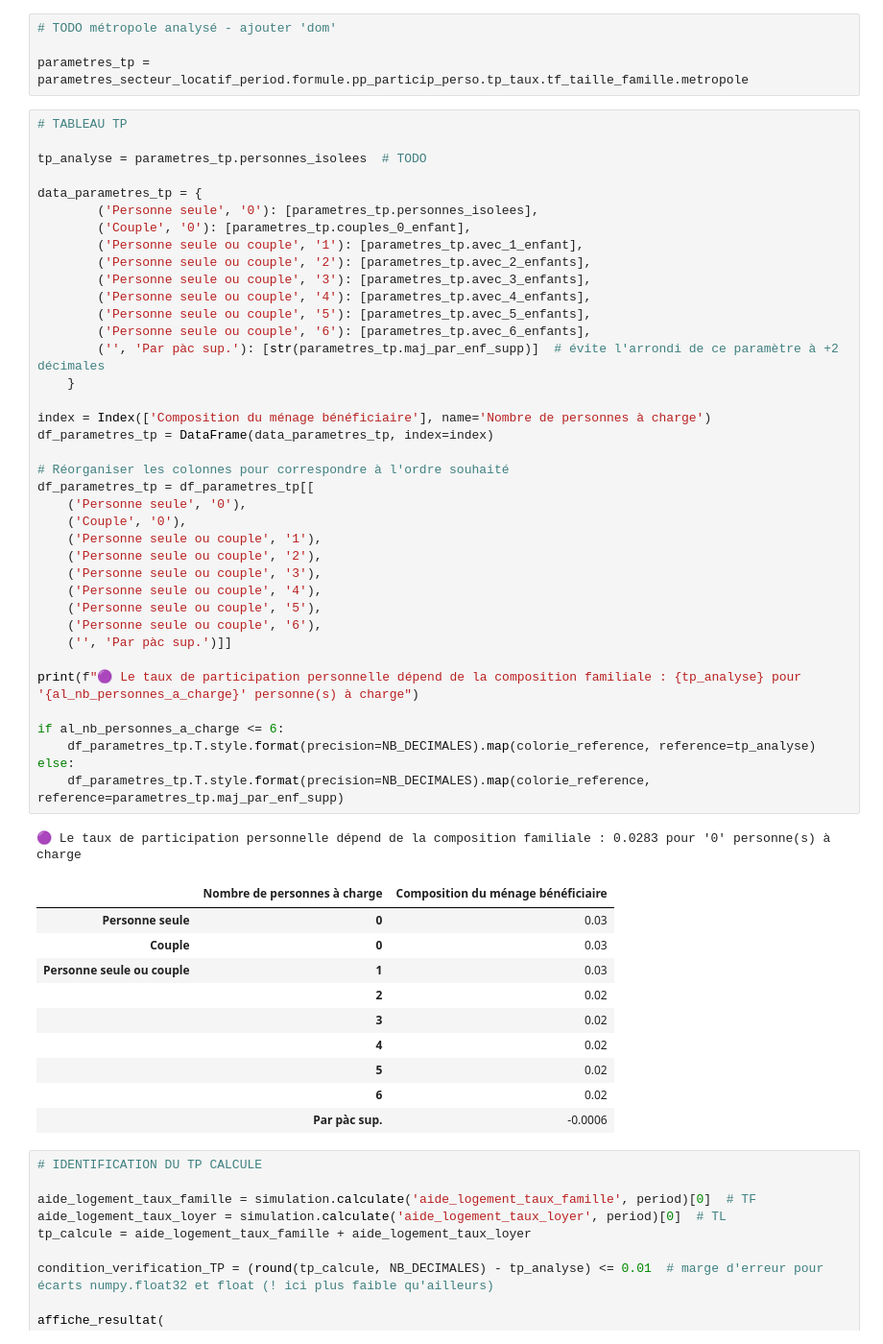
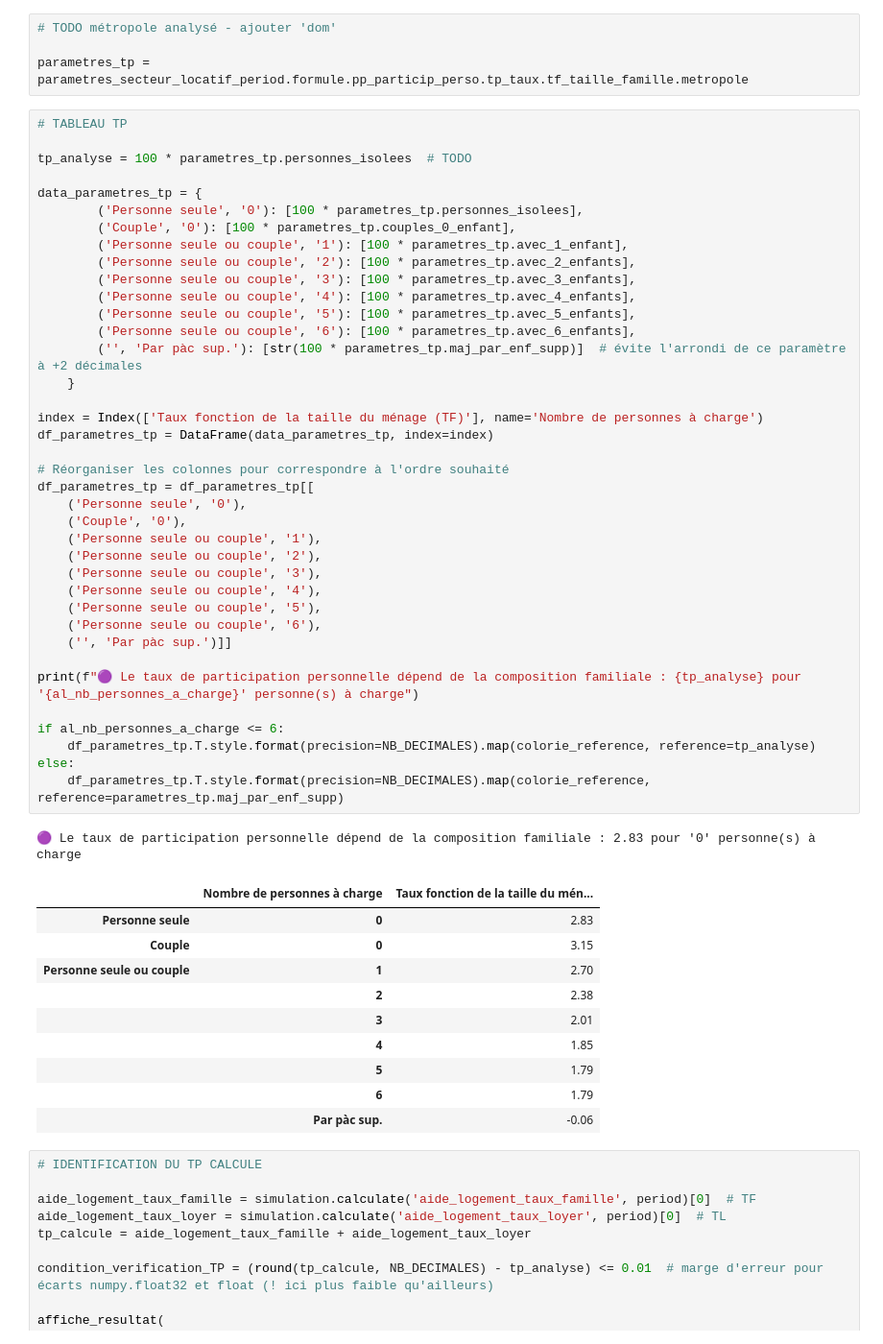
Before and after one commit to betagouv/aides-calculatrice-back, a Jupyter notebook: notebooks/apl_logement_ordinaire.ipynb, the cells around one changed output. Shown at 96% size. Drawn from its saved outputs; the diff is of its cells as text.

Commit message:
Correction du tableau TF

```diff
--- a/notebooks/apl_logement_ordinaire.ipynb
+++ b/notebooks/apl_logement_ordinaire.ipynb
@@ -654,53 +648,53 @@ parametres_tp = parametres_secteur_locatif_period.formule.pp_particip_perso.tp_t
 # %%
 # TABLEAU TP
 
-tp_analyse = parametres_tp.personnes_isolees  # TODO
+tp_analyse = 100 * parametres_tp.personnes_isolees  # TODO
 
 data_parametres_tp = {
-        ('Personne seule', '0'): [parametres_tp.personnes_isolees],
-        ('Couple', '0'): [parametres_tp.couples_0_enfant],
-        ('Personne seule ou couple', '1'): [parametres_tp.avec_1_enfant],
-        ('Personne seule ou couple', '2'): [parametres_tp.avec_2_enfants],
-        ('Personne seule ou couple', '3'): [parametres_tp.avec_3_enfants],
-        ('Personne seule ou couple', '4'): [parametres_tp.avec_4_enfants],
-        ('Personne seule ou couple', '5'): [parametres_tp.avec_5_enfants],
-        ('Personne seule ou couple', '6'): [parametres_tp.avec_6_enfants],
-        ('', 'Par pàc sup.'): [str(parametres_tp.maj_par_enf_supp)]  # évite l'arrondi de ce paramètre à +2 décimales
+        ('Personne seule', '0'): [100 * parametres_tp.personnes_isolees],
+        ('Couple', '0'): [100 * parametres_tp.couples_0_enfant],
+        ('Personne seule ou couple', '1'): [100 * parametres_tp.avec_1_enfant],
+        ('Personne seule ou couple', '2'): [100 * parametres_tp.avec_2_enfants],
+        ('Personne seule ou couple', '3'): [100 * parametres_tp.avec_3_enfants],
+        ('Personne seule ou couple', '4'): [100 * parametres_tp.avec_4_enfants],
+        ('Personne seule ou couple', '5'): [100 * parametres_tp.avec_5_enfants],
+        ('Personne seule ou couple', '6'): [100 * parametres_tp.avec_6_enfants],
+        ('', 'Par pàc sup.'): [str(100 * parametres_tp.maj_par_enf_supp)]  # évite l'arrondi de ce paramètre à +2 décimales
     }
 
-index = Index(['Composition du ménage bénéficiaire'], name='Nombre de personnes à charge')
+index = Index(['Taux fonction de la taille du ménage (TF)'], name='Nombre de personnes à charge')
 df_parametres_tp = DataFrame(data_parametres_tp, index=index)
 
 # Réorganiser les colonnes pour correspondre à l'ordre souhaité
 df_parametres_tp = df_parametres_tp[[
     ('Personne seule', '0'),
     ('Couple', '0'),
     ('Personne seule ou couple', '1'),
     ('Personne seule ou couple', '2'),
     ('Personne seule ou couple', '3'),
     ('Personne seule ou couple', '4'),
     ('Personne seule ou couple', '5'),
     ('Personne seule ou couple', '6'),
     ('', 'Par pàc sup.')]]
 
 print(f"🟣 Le taux de participation personnelle dépend de la composition familiale : {tp_analyse} pour '{al_nb_personnes_a_charge}' personne(s) à charge")
 
 if al_nb_personnes_a_charge <= 6:
     df_parametres_tp.T.style.format(precision=NB_DECIMALES).map(colorie_reference, reference=tp_analyse)
 else:
     df_parametres_tp.T.style.format(precision=NB_DECIMALES).map(colorie_reference, reference=parametres_tp.maj_par_enf_supp)
 # %% [output]
-🟣 Le taux de participation personnelle dépend de la composition familiale : 0.0283 pour '0' personne(s) à charge
+🟣 Le taux de participation personnelle dépend de la composition familiale : 2.83 pour '0' personne(s) à charge
-|  | Nombre de personnes à charge | Composition du ménage bénéficiaire |
-| Personne seule | 0 | 0.03 |
-| Couple | 0 | 0.03 |
-| Personne seule ou couple | 1 | 0.03 |
-|  | 2 | 0.02 |
-|  | 3 | 0.02 |
-|  | 4 | 0.02 |
-|  | 5 | 0.02 |
-|  | 6 | 0.02 |
-|  | Par pàc sup. | -0.0006 |
+|  | Nombre de personnes à charge | Taux fonction de la taille du mén... |
+| Personne seule | 0 | 2.83 |
+| Couple | 0 | 3.15 |
+| Personne seule ou couple | 1 | 2.70 |
+|  | 2 | 2.38 |
+|  | 3 | 2.01 |
+|  | 4 | 1.85 |
+|  | 5 | 1.79 |
+|  | 6 | 1.79 |
+|  | Par pàc sup. | -0.06 |
 # %%
 # IDENTIFICATION DU TP CALCULE
 
```
Also changed, not shown: parts of 2 cells of this notebook.
